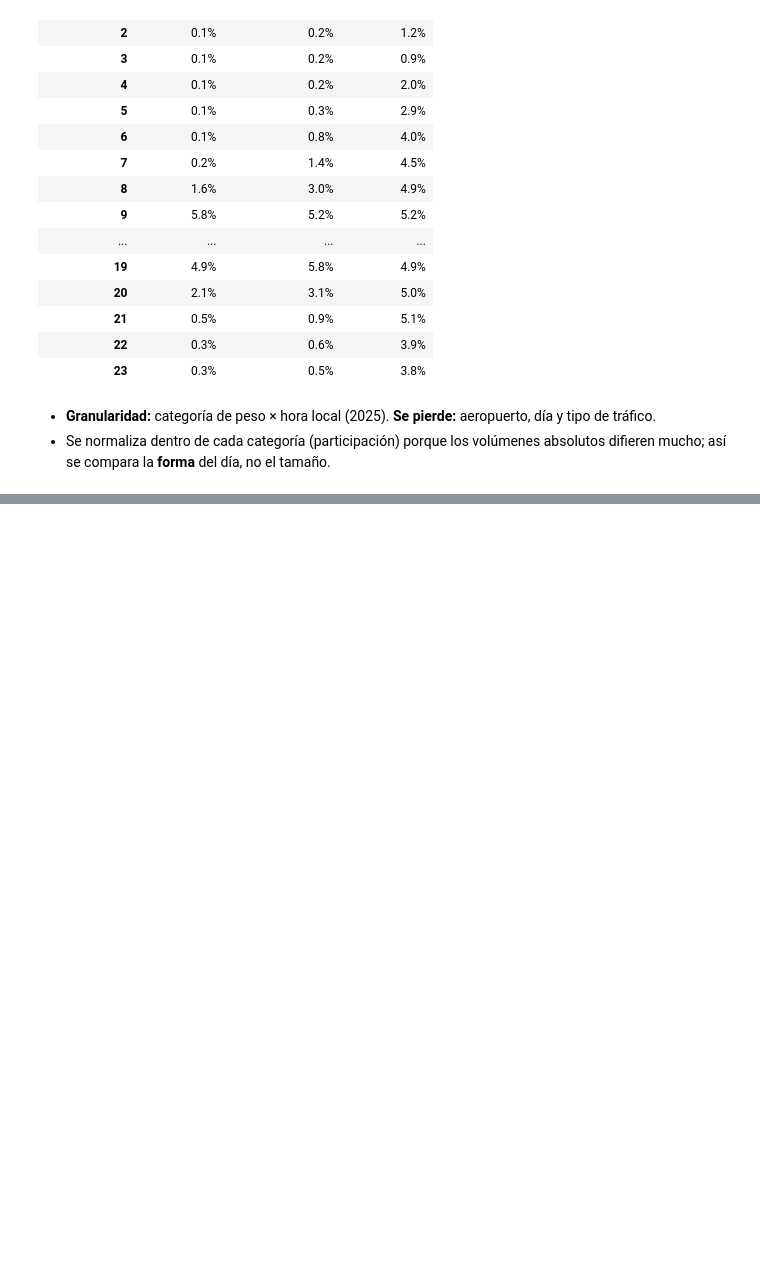
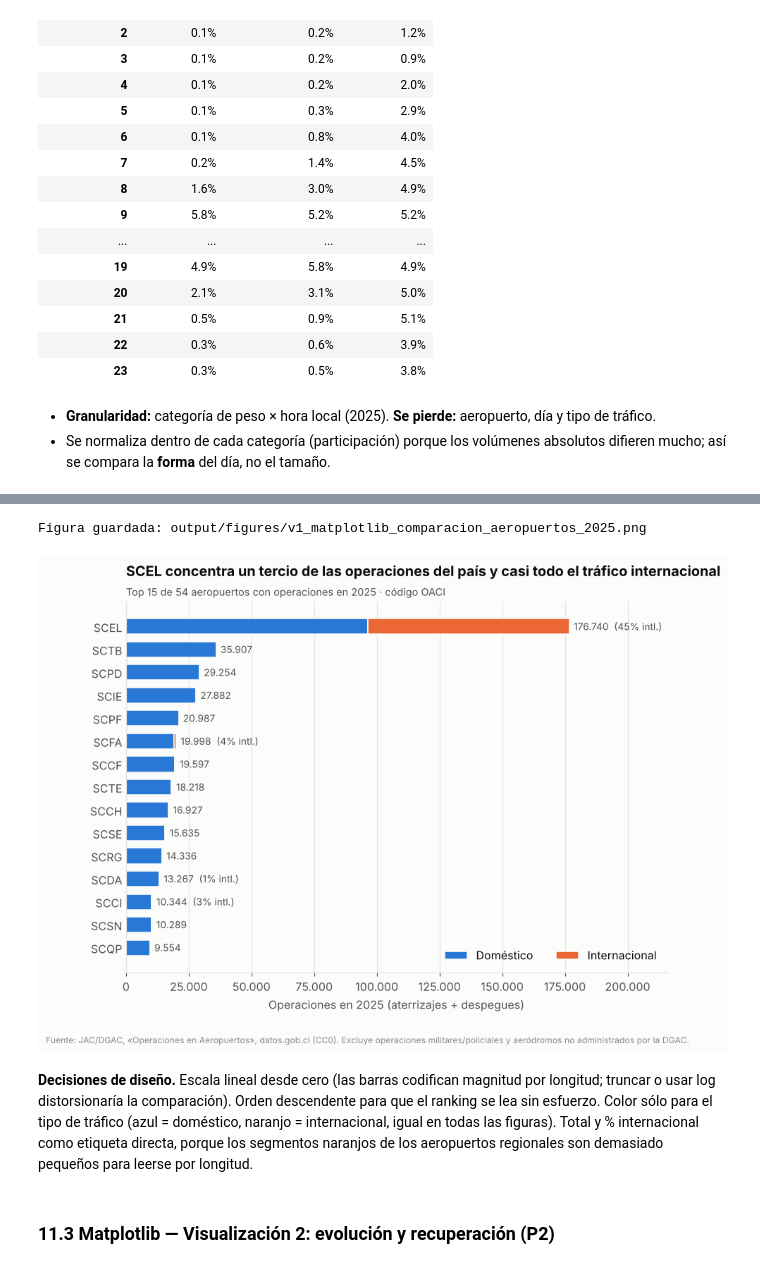
Before and after one commit to Felipepino1/visualizacion-transporte-zapata-urbina, a Jupyter notebook: notebooks/evaluacion02.ipynb, the cells around one changed output, grey strips where cells are left out. Cells and saved outputs as stored; diff of their text form; code cells hidden in the pictures; blank space fills up the shorter version.

```diff
--- a/notebooks/evaluacion02.ipynb
+++ b/notebooks/evaluacion02.ipynb
@@ -888,0 +903,13 @@ ag_hora.pivot_table(index="hora", columns="categoria_peso", values="participacio
+# %%
+top_n = 15
+p1 = (mensual.query("anio == 2025")
+      .pivot_table(index="aeropuerto_oaci", columns="tipo_trafico", values="n_operaciones",
+                   aggfunc="sum", fill_value=0))
+p1["Total"] = p1.sum(axis=1)
+p1["participacion_internacional"] = p1["Internacional"] / p1["Total"]
+p1 = p1.sort_values("Total", ascending=False)
+otros = p1.iloc[top_n:]
+p1_top = p1.head(top_n).iloc[::-1]          # invertido: el mayor queda arriba
+print(f"Top {top_n} = {p1.head(top_n)['Total'].sum() / p1['Total'].sum():.1%} del total 2025; "
+      f"otros {len(otros)} aeropuertos = {otros['Total'].sum():,} operaciones")
+p1.head(top_n)
@@ -888,0 +935,34 @@ ag_hora.pivot_table(index="hora", columns="categoria_peso", values="participacio
+# %%
+fig, ax = plt.subplots(figsize=(9, 6.2))
+y = np.arange(len(p1_top))
+alto = 0.68
+ax.barh(y, p1_top["Doméstico"], height=alto, color=estilo.AZUL, label="Doméstico",
+        edgecolor=estilo.SUPERFICIE, linewidth=1)
+ax.barh(y, p1_top["Internacional"], left=p1_top["Doméstico"], height=alto, color=estilo.NARANJO,
+        label="Internacional", edgecolor=estilo.SUPERFICIE, linewidth=1)
+for yi, (tot, part) in enumerate(zip(p1_top["Total"], p1_top["participacion_internacional"])):
+    etiqueta = estilo.miles(tot) + (f"  ({part:.0%} intl.)" if part >= 0.01 else "")
+    ax.text(tot + p1_top["Total"].max() * 0.01, yi, etiqueta, va="center", fontsize=9, color=estilo.TINTA_2)
+ax.set_yticks(y, p1_top.index)
+ax.tick_params(axis="y", length=0)
+ax.xaxis.set_major_formatter(mticker.FuncFormatter(estilo.miles))
+ax.set_xlim(0, p1_top["Total"].max() * 1.22)
+ax.grid(axis="y", visible=False)
+ax.set_xlabel("Operaciones en 2025 (aterrizajes + despegues)")
+ax.set_title("SCEL concentra un tercio de las operaciones del país y casi todo el tráfico internacional")
+estilo.subtitulo(ax, f"Top {top_n} de {len(p1)} aeropuertos con operaciones en 2025 · código OACI")
+ax.legend(loc="lower right", ncols=2)
+estilo.nota_fuente(fig, "Fuente: JAC/DGAC, «Operaciones en Aeropuertos», datos.gob.cl (CC0). "
+                   "Excluye operaciones militares/policiales y aeródromos no administrados por la DGAC.")
+estilo.guardar(fig, "v1_matplotlib_comparacion_aeropuertos_2025", FIGURAS)
+# %% [output]
+Figura guardada: output/figures/v1_matplotlib_comparacion_aeropuertos_2025.png
+[figure, added]
+# %% [markdown]
+**Decisiones de diseño.** Escala lineal desde cero (las barras codifican magnitud por longitud;
+truncar o usar log distorsionaría la comparación). Orden descendente para que el ranking se lea
+sin esfuerzo. Color sólo para el tipo de tráfico (azul = doméstico, naranjo = internacional, igual
+en todas las figuras). Total y % internacional como etiqueta directa, porque los segmentos
+naranjos de los aeropuertos regionales son demasiado pequeños para leerse por longitud.
+# %% [markdown]
+### 11.3 Matplotlib — Visualización 2: evolución y recuperación (P2)
```
Also changed, not shown: parts of 20 cells of this notebook, 7 other files.
